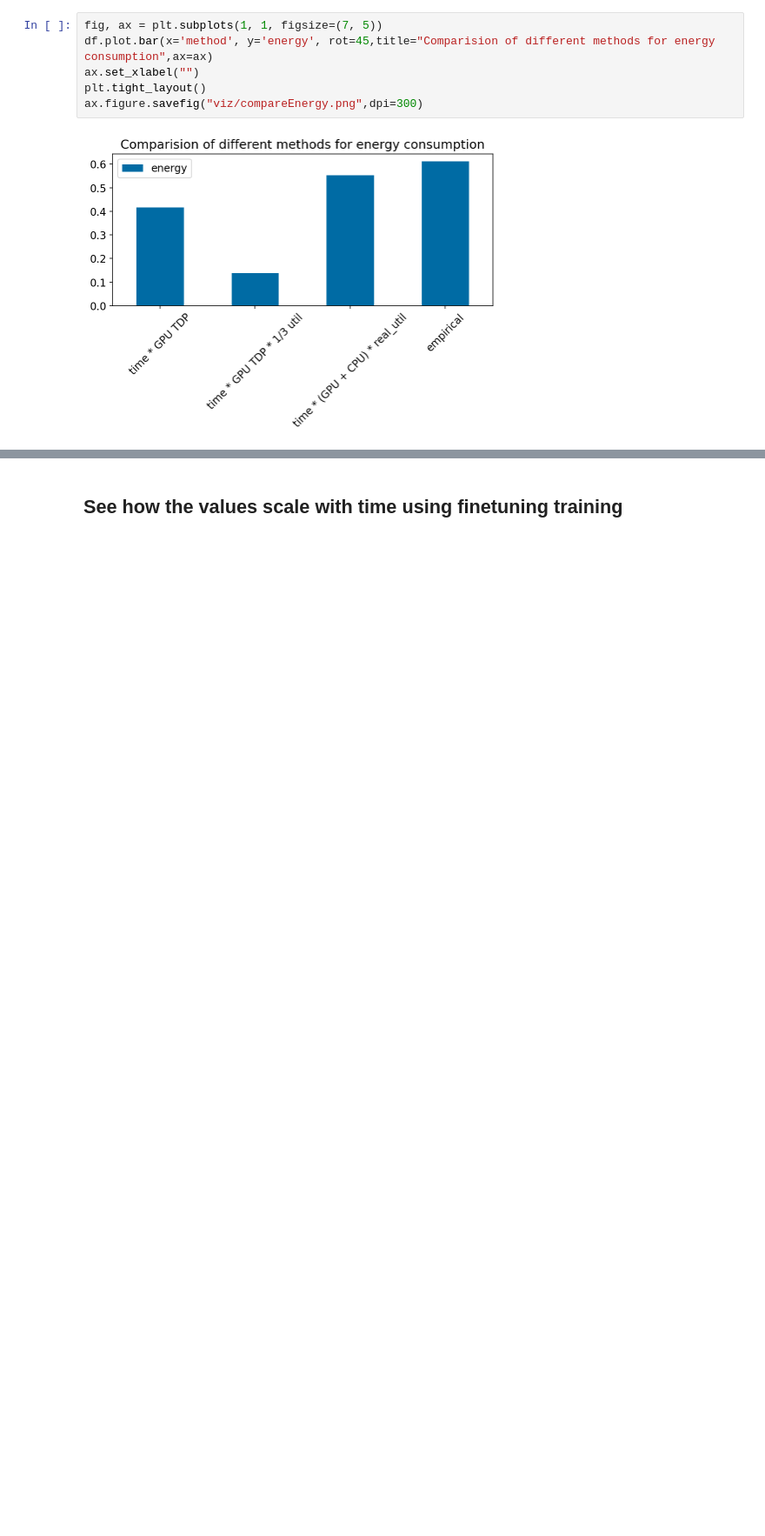
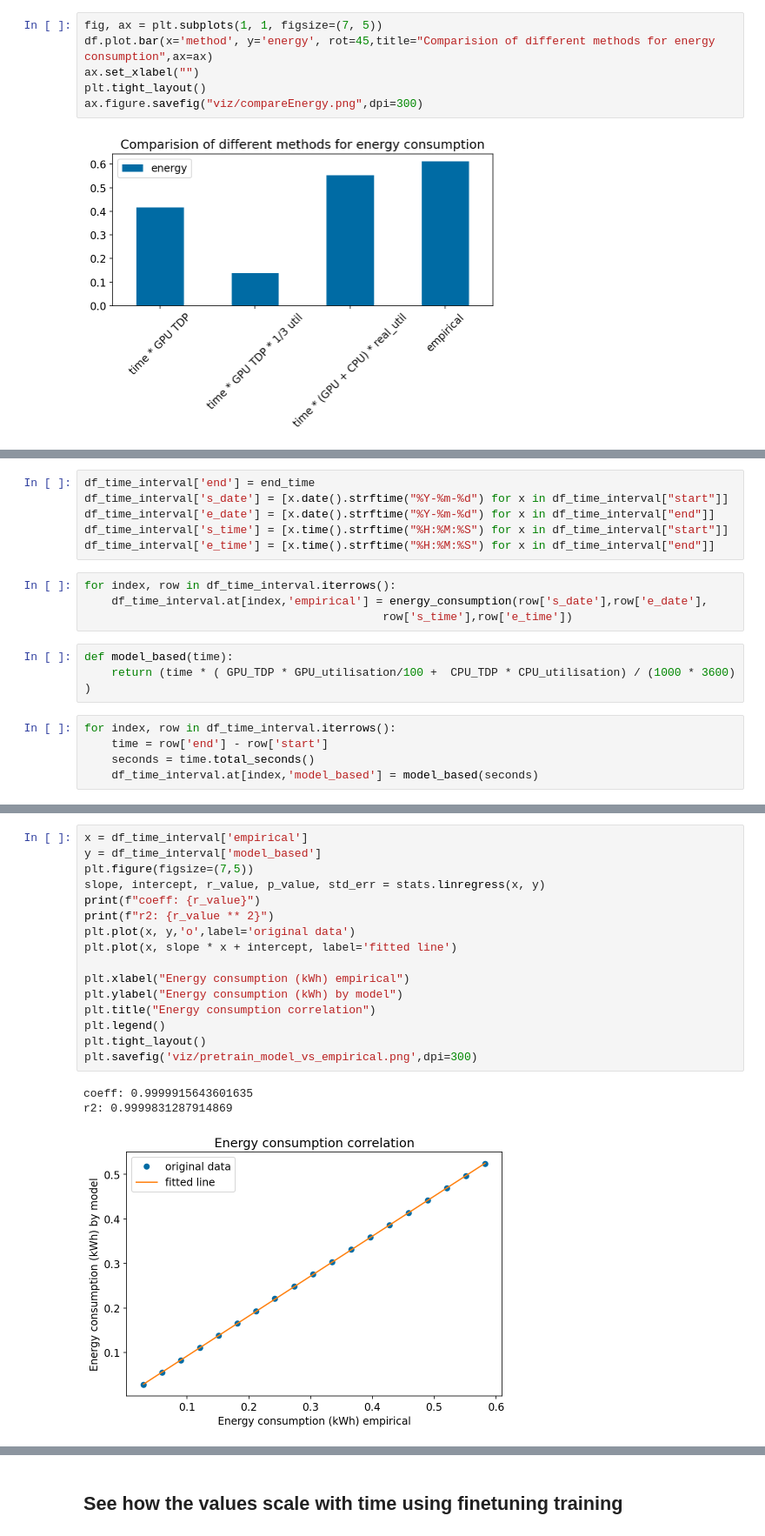
Before and after one commit to MScDissertation/NLP, a Jupyter notebook: CompareMethods.ipynb, the cells around one changed output, grey strips where cells are left out. Shown at 87% size. Drawn from its saved outputs; the diff is of its cells as text; blank space fills up the shorter version.

```diff
--- a/CompareMethods.ipynb
+++ b/CompareMethods.ipynb
@@ -58,0 +97,18 @@ ax.figure.savefig("viz/compareEnergy.png",dpi=300)
+# %%
+df_time_interval['end'] = end_time
+df_time_interval['s_date'] = [x.date().strftime("%Y-%m-%d") for x in df_time_interval["start"]]
+df_time_interval['e_date'] = [x.date().strftime("%Y-%m-%d") for x in df_time_interval["end"]]
+df_time_interval['s_time'] = [x.time().strftime("%H:%M:%S") for x in df_time_interval["start"]]
+df_time_interval['e_time'] = [x.time().strftime("%H:%M:%S") for x in df_time_interval["end"]]
+# %%
+for index, row in df_time_interval.iterrows():
+    df_time_interval.at[index,'empirical'] = energy_consumption(row['s_date'],row['e_date'],
+                                            row['s_time'],row['e_time'])
+# %%
+def model_based(time):
+    return (time * ( GPU_TDP * GPU_utilisation/100 +  CPU_TDP * CPU_utilisation) / (1000 * 3600) )
+# %%
+for index, row in df_time_interval.iterrows():
+    time = row['end'] - row['start']
+    seconds = time.total_seconds()
+    df_time_interval.at[index,'model_based'] = model_based(seconds)
@@ -58,0 +124,20 @@ ax.figure.savefig("viz/compareEnergy.png",dpi=300)
+# %%
+x = df_time_interval['empirical']
+y = df_time_interval['model_based']
+plt.figure(figsize=(7,5))
+slope, intercept, r_value, p_value, std_err = stats.linregress(x, y)
+print(f"coeff: {r_value}")
+print(f"r2: {r_value ** 2}")
+plt.plot(x, y,'o',label='original data')
+plt.plot(x, slope * x + intercept, label='fitted line')
+
+plt.xlabel("Energy consumption (kWh) empirical")
+plt.ylabel("Energy consumption (kWh) by model")
+plt.title("Energy consumption correlation")
+plt.legend()
+plt.tight_layout()
+plt.savefig('viz/pretrain_model_vs_empirical.png',dpi=300)
+# %% [output]
+coeff: 0.9999915643601635
+r2: 0.9999831287914869
+[figure, added]
```
Also changed, not shown: parts of 18 cells of this notebook, 5 other files.
